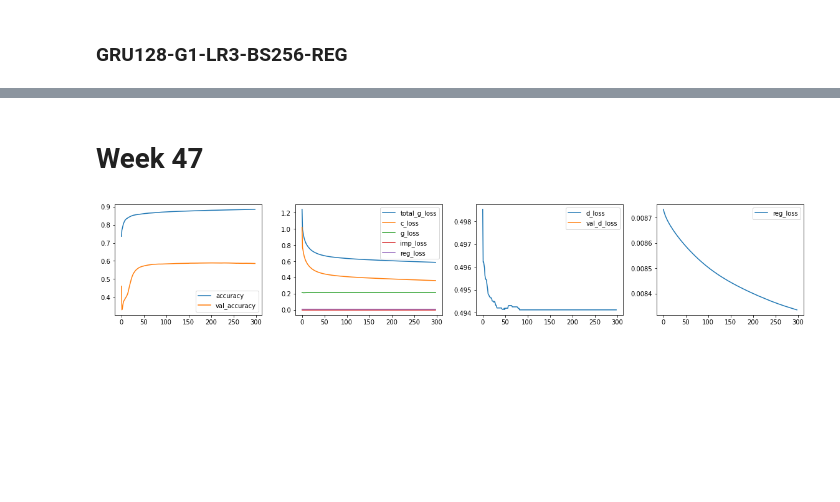
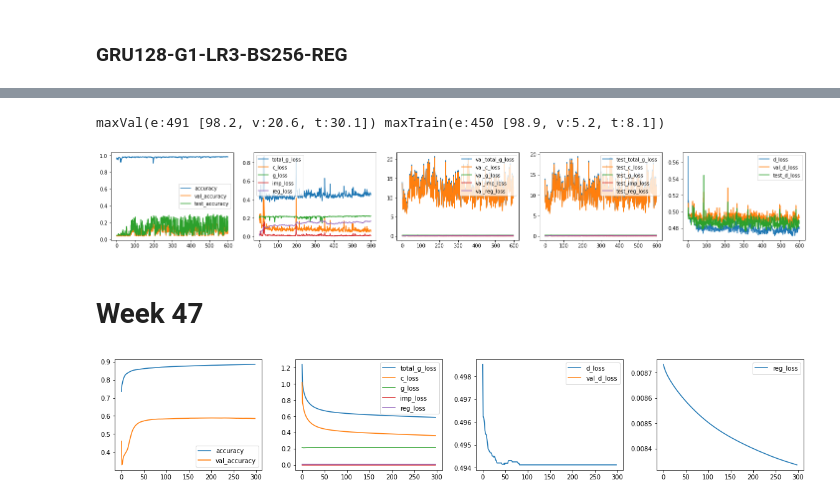
Before and after one commit to dnldsht/AJ-RNN, a Jupyter notebook: res.ipynb, the cells around one changed output, grey strips where cells are left out. Drawn from its saved outputs; the diff is of its cells as text; code cells hidden in the pictures; blank space fills up the shorter version.

```diff
--- a/res.ipynb
+++ b/res.ipynb
@@ -141,3 +159,8 @@ plot_all(get_metrics('results/week48/GRU128-G1-LR3-BS256-REG/seed89')) # imac
+# %%
+plot_all(get_metrics('results/week48/GRU128-G1-LR3-BS32-REG/seed89')) # imac
+# %% [output]
+maxVal(e:491 [98.2, v:20.6, t:30.1]) maxTrain(e:450 [98.9, v:5.2, t:8.1])
+[figure, added]
 # %% [markdown]
 # Week 47
 # %%
```
Also changed, not shown: parts of 9 cells of this notebook, 7 other files.
